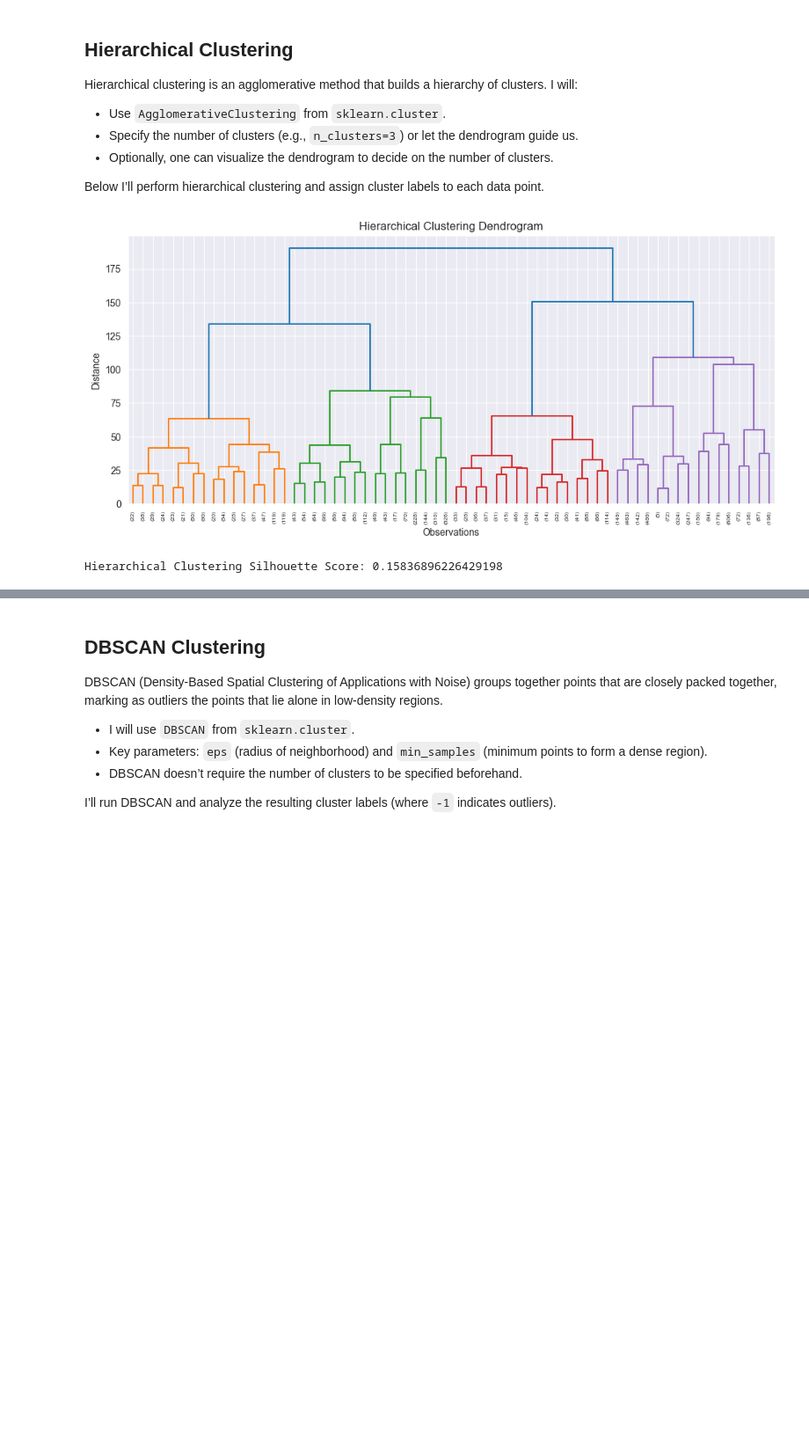
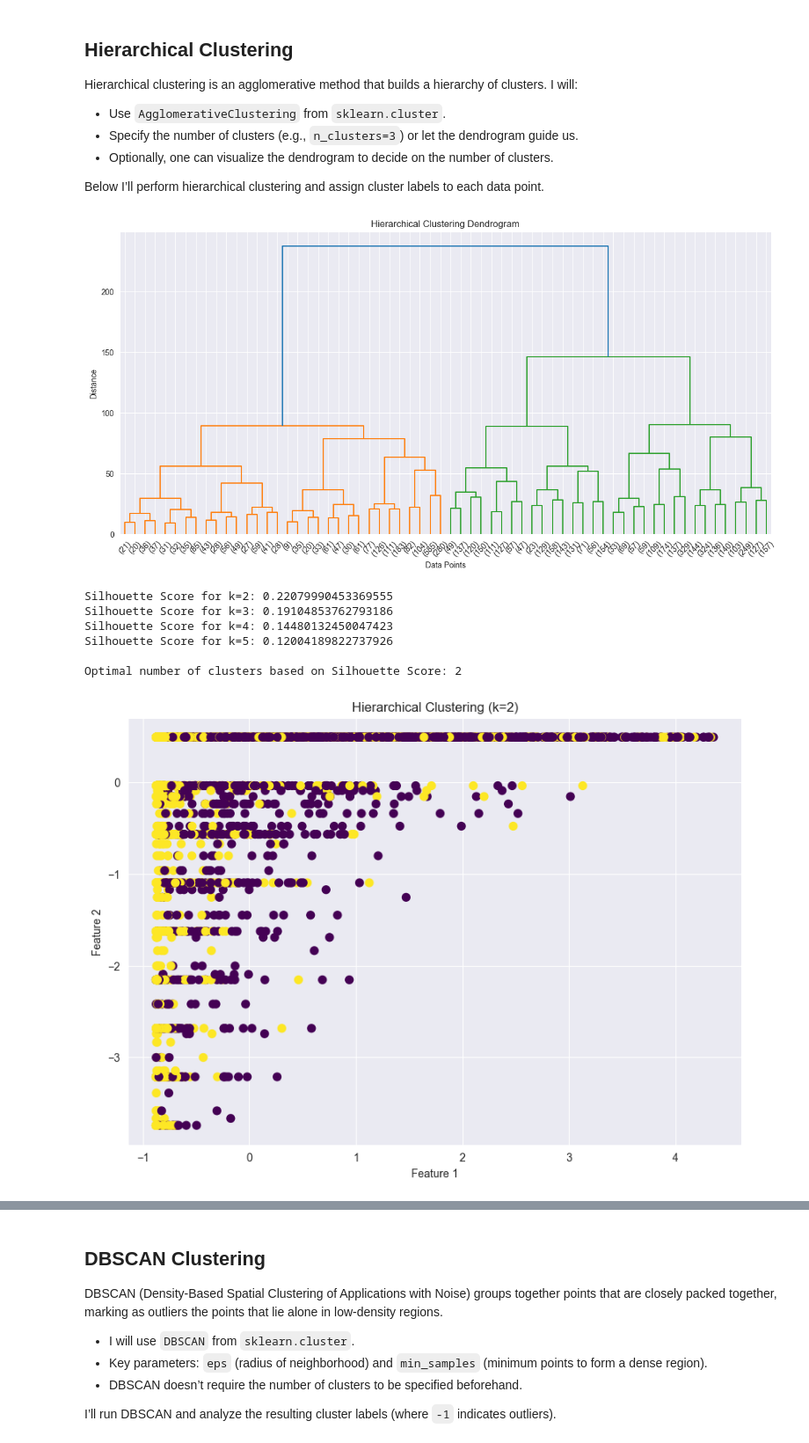
Before and after one commit to rubentak/Unsupervised-Learning-Clustering-Algorithms, a Jupyter notebook: notebook.ipynb, the cells around one changed output, grey strips where cells are left out. Shown at 88% size. Saved outputs shown, nothing was run; the diff lists cells and outputs as text; code cells hidden in the pictures; blank space fills up the shorter version.

```diff
--- a/notebook.ipynb
+++ b/notebook.ipynb
@@ -306,23 +362,50 @@ Hierarchical clustering is an agglomerative method that builds a hierarchy of cl
 
 Below I’ll perform hierarchical clustering and assign cluster labels to each data point.
 # %%
-# Perform linkage for the dendrogram
-linked = linkage(X, method='ward')  # Ward method tries to minimize variance within clusters
+from scipy.cluster.hierarchy import linkage, dendrogram, fcluster
+from sklearn.metrics import silhouette_score
+import matplotlib.pyplot as plt
 
-plt.figure(figsize=(12, 5))
-dendrogram(linked, truncate_mode='level', p=5)
-plt.title('Hierarchical Clustering Dendrogram')
-plt.xlabel('Observations')
-plt.ylabel('Distance')
+# Perform hierarchical clustering using Ward's method
+linkage_matrix = linkage(df_normalized, method='ward')
+
+# Plot the dendrogram
+plt.figure(figsize=(15, 7))
+dendrogram(linkage_matrix, truncate_mode='level', p=5, leaf_rotation=45, leaf_font_size=10)
+plt.title("Hierarchical Clustering Dendrogram")
+plt.xlabel("Data Points")
+plt.ylabel("Distance")
 plt.show()
 
-# From the dendrogram, pick a number of clusters you think might be suitable (e.g., 3, 4, or 5)
-hclust = AgglomerativeClustering(n_clusters=optimal_k, linkage='ward')
-hclust_labels = hclust.fit_predict(X)
+# Test multiple cluster numbers and evaluate
+silhouette_scores = {}
+for num_clusters in range(2, 6):  # Testing k=2 to k=5
+    labels = fcluster(linkage_matrix, num_clusters, criterion='maxclust')
+    score = silhouette_score(df_normalized.drop('Cluster', axis=1, errors='ignore'), labels)
+    silhouette_scores[num_clusters] = score
+    print(f"Silhouette Score for k={num_clusters}: {score}")
 
-# Evaluate silhouette score for hierarchical clustering
-hclust_sil = silhouette_score(X, hclust_labels)
-print("Hierarchical Clustering Silhouette Score:", hclust_sil)
+# Select the number of clusters (e.g., based on highest Silhouette Score or dendrogram)
+num_clusters = max(silhouette_scores, key=silhouette_scores.get)
+print(f"\nOptimal number of clusters based on Silhouette Score: {num_clusters}")
+
+# Assign the selected cluster labels
+hierarchical_labels = fcluster(linkage_matrix, num_clusters, criterion='maxclust')
+df_normalized['Cluster'] = hierarchical_labels
+
+# Visualize the clusters using the first two features
+plt.figure(figsize=(10, 7))
+plt.scatter(df_normalized.iloc[:, 0], df_normalized.iloc[:, 1], c=df_normalized['Cluster'], cmap='viridis', s=50)
+plt.title(f"Hierarchical Clustering (k={num_clusters})")
+plt.xlabel("Feature 1")
+plt.ylabel("Feature 2")
+plt.show()
 # %% [output]
-[figure, old version]
+[figure, new version]
-Hierarchical Clustering Silhouette Score: 0.15836896226429198
+Silhouette Score for k=2: 0.22079990453369555
+Silhouette Score for k=3: 0.19104853762793186
+Silhouette Score for k=4: 0.14480132450047423
+Silhouette Score for k=5: 0.12004189822737926
+
+Optimal number of clusters based on Silhouette Score: 2
+[figure, added]
```
Also changed, not shown: parts of 32 cells of this notebook.
